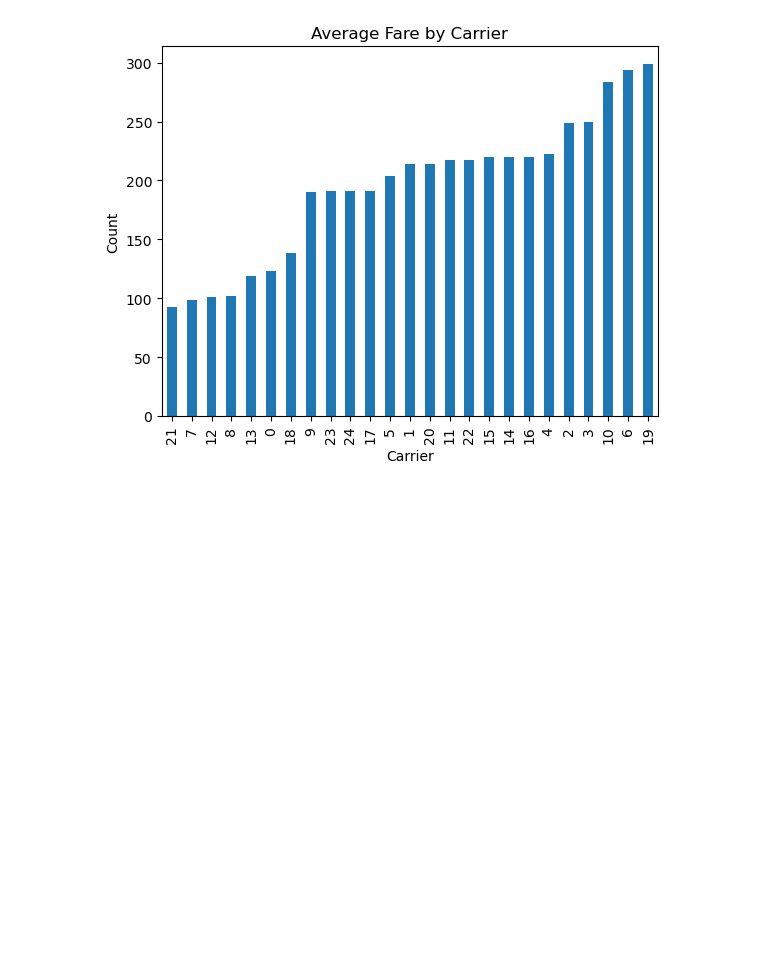
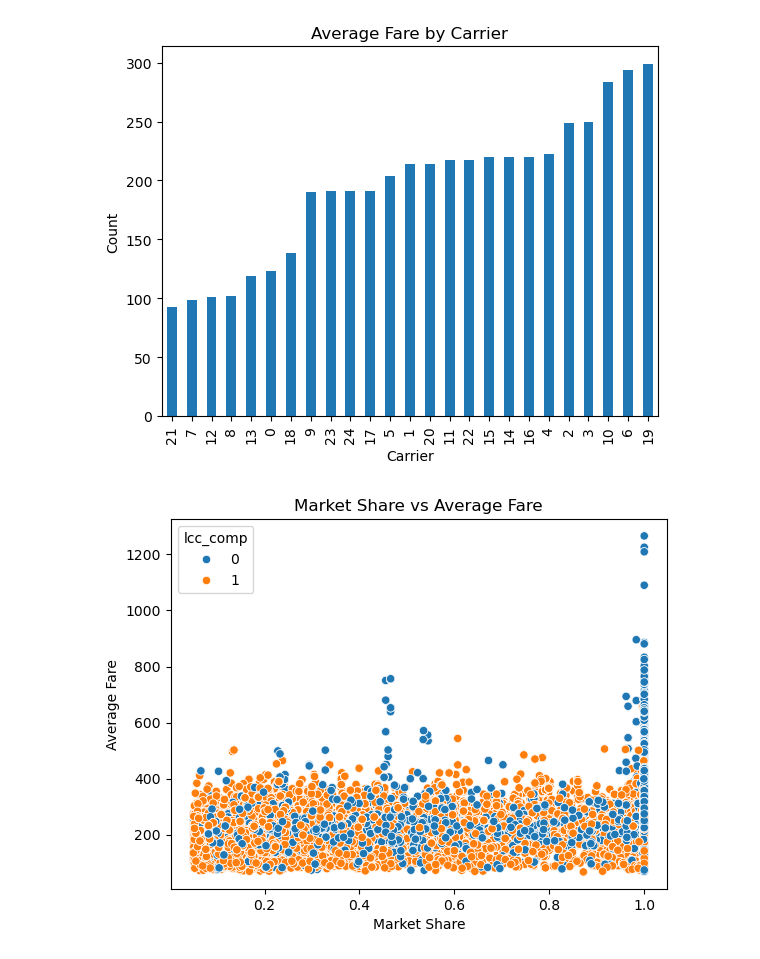
Before and after one commit to tcsimm/AirlineMarketing, a Jupyter notebook: notebooks/02_EDA.ipynb, the cells around one changed output. Drawn from its saved outputs; the diff is of its cells as text; code cells hidden in the pictures; blank space fills up the shorter version.

Commit message:
final plots

```diff
--- a/notebooks/02_EDA.ipynb
+++ b/notebooks/02_EDA.ipynb
@@ -79,3 +79,11 @@ plt.ylabel("Count")
 plt.show()
 # %% [output]
 [figure]
+# %%
+sns.scatterplot(data=df, x="market_share", y='average_fare', hue='lcc_comp')
+plt.title("Market Share vs Average Fare")
+plt.xlabel("Market Share")
+plt.ylabel("Average Fare")
+plt.show()
+# %% [output]
+[figure, added]
```
Also changed, not shown: parts of 1 cell of this notebook.
